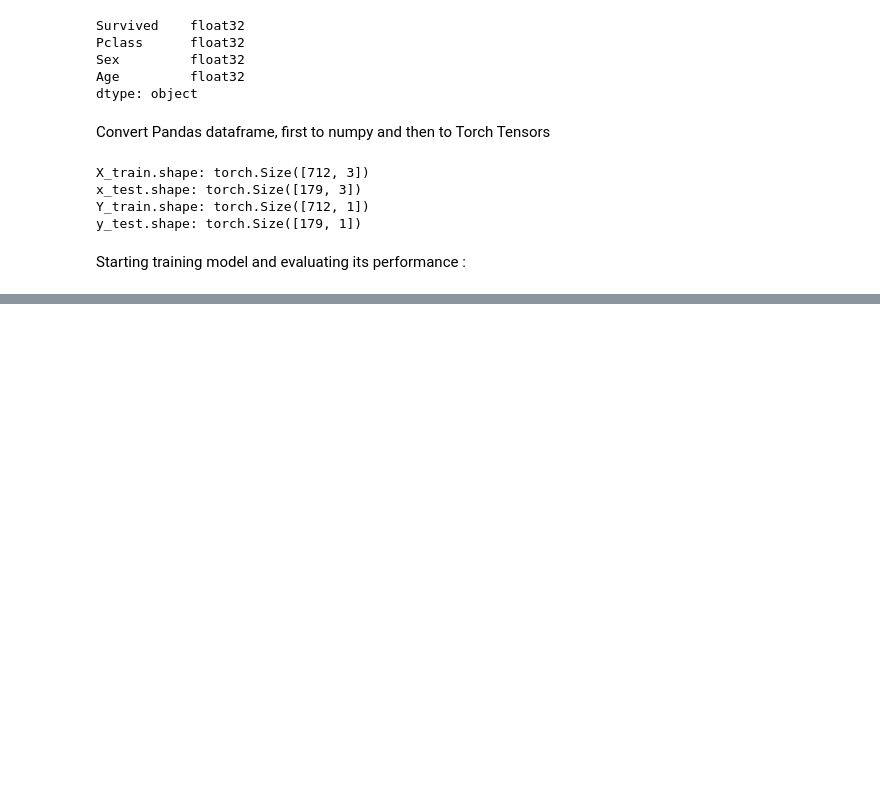
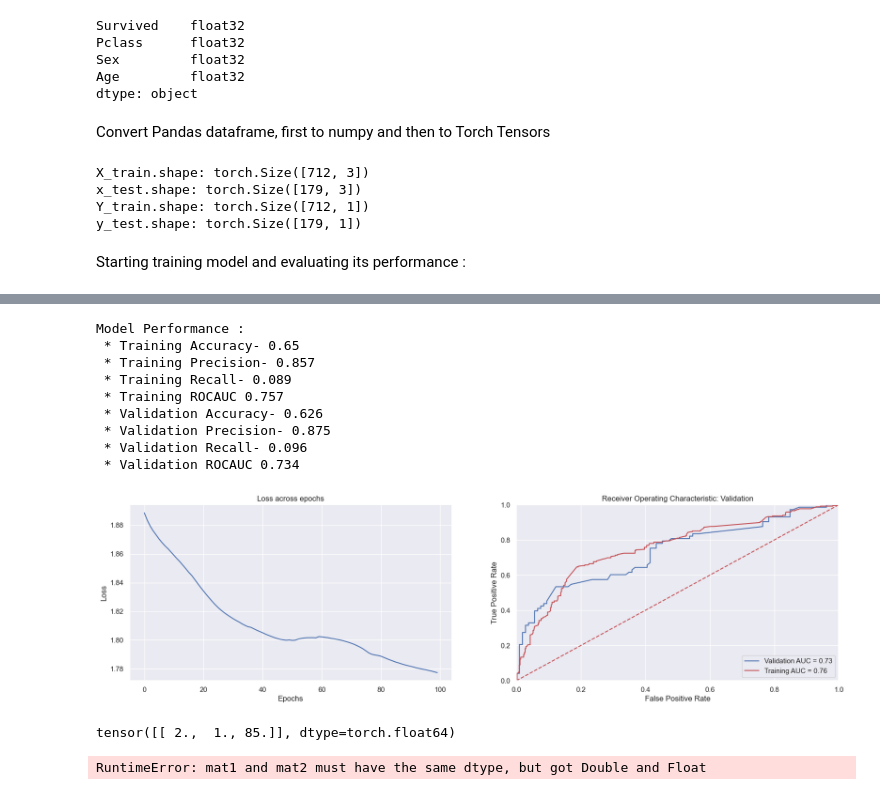
Before and after one commit to Ashraf-Khabar/SACAD-Projects, a Jupyter notebook: Mini_Project_N1/Model.ipynb, the cells around one changed output, grey strips where cells are left out. Drawn from its saved outputs; the diff is of its cells as text; code cells hidden in the pictures; blank space fills up the shorter version.

```diff
--- a/Mini_Project_N1/Model.ipynb
+++ b/Mini_Project_N1/Model.ipynb
@@ -217,0 +248,40 @@ Starting training model and evaluating its performance :
+# %%
+criterion = nn.BCELoss()
+train_loader = DataLoader(dataset=dataset, batch_size=1)
+
+model = logistic_regression(3)
+optimizer = optim.SGD(model.parameters(), lr=0.01)
+# %%
+def train_model(model, optimizer, loss_function, num_epochs, batch_size, X_train, Y_train, lambda_L1=0.0):
+    loss_across_epochs = []
+
+    for epoch in range(num_epochs):
+        train_loss = 0.0
+        model.train()
+
+        for i in range(0, X_train.shape[0], batch_size):
+            input_data = X_train[i:min(X_train.shape[0], i + batch_size)]
+            labels = Y_train[i:min(X_train.shape[0], i + batch_size)]
+
+            optimizer.zero_grad()
+            output_data = model(input_data)
+            loss = loss_function(output_data, labels)
+
+            L1_loss = 0
+            for p in model.parameters():
+                L1_loss += p.abs().sum()
+
+            loss = loss + lambda_L1 * L1_loss
+
+            loss.backward()
+            optimizer.step()
+            train_loss += loss.item() * input_data.size(0)
+
+        loss_across_epochs.append(train_loss / X_train.size(0))
+
+        if epoch % 10 == 0:
+            print("Epoch: {} - Loss: {:.4f}".format(epoch, train_loss / X_train.size(0)))
+
+    return loss_across_epochs
+# %%
+TM = train_model(model=model, optimizer=optimizer, loss_function=criterion, batch_size = 1, num_epochs = 100  ,X_train=X_train, Y_train=Y_train, lambda_L1= 0.01)
@@ -217,0 +346,22 @@ Starting training model and evaluating its performance :
+# %%
+evaluate_model(model,x_test,y_test,X_train,Y_train,TM)
+# %% [output]
+Model Performance :
+ * Training Accuracy- 0.65
+ * Training Precision- 0.857
+ * Training Recall- 0.089
+ * Training ROCAUC 0.757
+ * Validation Accuracy- 0.626
+ * Validation Precision- 0.875
+ * Validation Recall- 0.096
+ * Validation ROCAUC 0.734
+[figure, added]
+# %%
+x = torch.tensor([[2, 1, 85]], dtype=float)
+x
+# %% [output]
+tensor([[ 2.,  1., 85.]], dtype=torch.float64)
+# %%
+yhat = model(x)
+# %% [output]
+RuntimeError: mat1 and mat2 must have the same dtype, but got Double and Float
```
Also changed, not shown: parts of 7 cells of this notebook.
